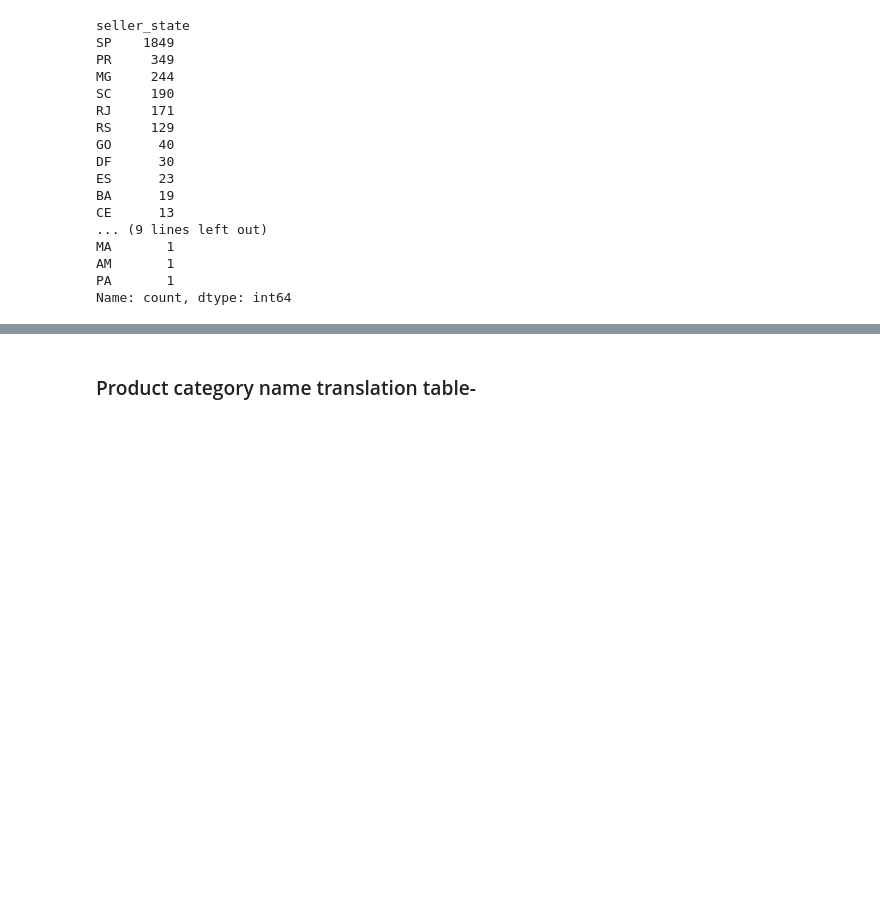
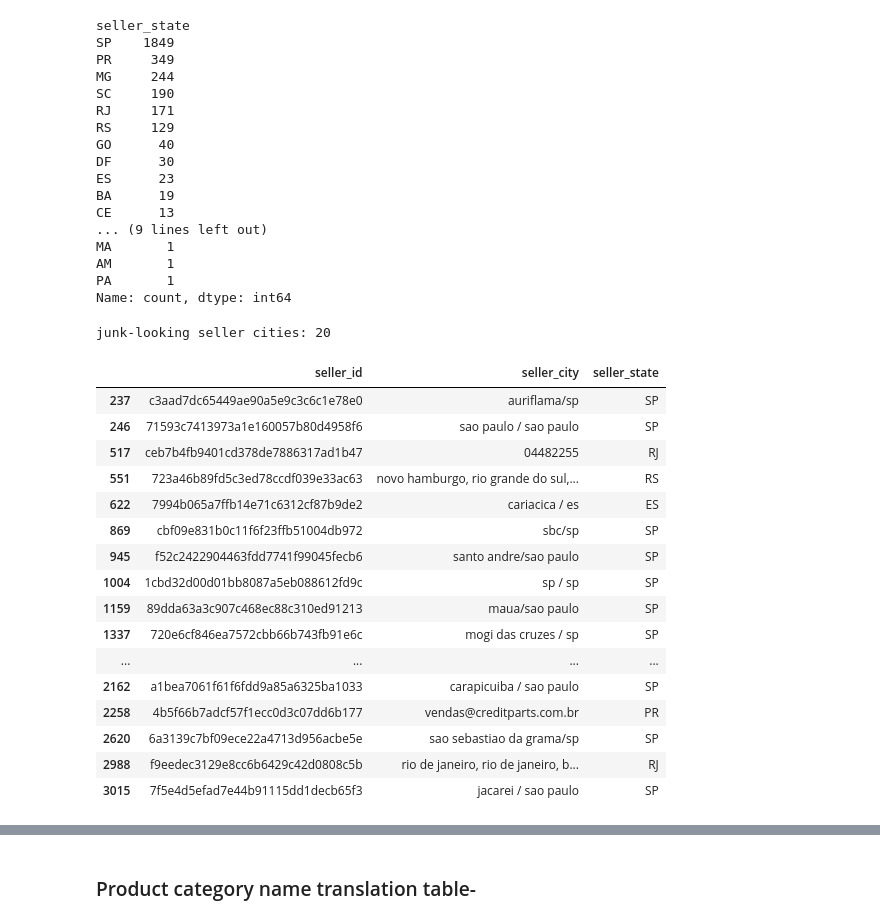
Before and after one commit to JeevikaH22/Olist_E-com_data_analysis, a Jupyter notebook: notebooks/data_cleaning.ipynb, the cells around one changed output, grey strips where cells are left out. Saved outputs shown, nothing was run; the diff lists cells and outputs as text; code cells hidden in the pictures; blank space fills up the shorter version.

```diff
--- a/notebooks/data_cleaning.ipynb
+++ b/notebooks/data_cleaning.ipynb
@@ -226,0 +184,21 @@ geoloc.drop(columns=['city_normalized'], inplace=True)
+# %%
+# drop helper columns left over from the outlier checks
+geoloc = geoloc.drop(columns=["s_lat","s_lng","dist_state_km","limit",
+                              "dist_zip_km","city_clean","geolocation_lat","geolocation_lng"],
+                     errors="ignore")
+
+# one row per zip prefix: most common city and state
+geo_zip = (geoloc.groupby("geolocation_zip_code_prefix")
+           .agg(geolocation_city=("geolocation_city", lambda s: s.mode().iloc[0]),
+                geolocation_state=("geolocation_state", lambda s: s.mode().iloc[0]))
+           .reset_index())
+
+for df, col in [(geo_zip,"geolocation_zip_code_prefix"),
+                (customers,"customer_zip_code_prefix"),
+                (seller,"seller_zip_code_prefix")]:
+    df[col] = df[col].astype(str).str.zfill(5)
+
+assert geo_zip["geolocation_zip_code_prefix"].is_unique
+print("zip rows:", len(geo_zip))
+print("customers with no zip match:",
+      (~customers["customer_zip_code_prefix"].isin(geo_zip["geolocation_zip_code_prefix"])).sum())
@@ -759,3 +742,35 @@ MA       1
 AM       1
 PA       1
 Name: count, dtype: int64
+# %%
+def clean_text(s):
+    s = remove_accents(str(s).lower().strip())
+    return " ".join(s.split())
+
+for df, city_col, state_col in [(seller,"seller_city","seller_state"),
+                                (customers,"customer_city","customer_state")]:
+    df[city_col] = df[city_col].apply(clean_text)
+    df[state_col] = df[state_col].str.strip().str.upper()
+
+junk = seller[seller["seller_city"].str.contains(r"[\d@/\\,]", regex=True)]
+print("junk-looking seller cities:", len(junk))
+junk[["seller_id","seller_city","seller_state"]]
+# %% [output]
+junk-looking seller cities: 20
+|  | seller_id | seller_city | seller_state |
+| 237 | c3aad7dc65449ae90a5e9c3c6c1e78e0 | auriflama/sp | SP |
+| 246 | 71593c7413973a1e160057b80d4958f6 | sao paulo / sao paulo | SP |
+| 517 | ceb7b4fb9401cd378de7886317ad1b47 | 04482255 | RJ |
+| 551 | 723a46b89fd5c3ed78ccdf039e33ac63 | novo hamburgo, rio grande do sul,... | RS |
+| 622 | 7994b065a7ffb14e71c6312cf87b9de2 | cariacica / es | ES |
+| 869 | cbf09e831b0c11f6f23ffb51004db972 | sbc/sp | SP |
+| 945 | f52c2422904463fdd7741f99045fecb6 | santo andre/sao paulo | SP |
+| 1004 | 1cbd32d00d01bb8087a5eb088612fd9c | sp / sp | SP |
+| 1159 | 89dda63a3c907c468ec88c310ed91213 | maua/sao paulo | SP |
+| 1337 | 720e6cf846ea7572cbb66b743fb91e6c | mogi das cruzes / sp | SP |
+| ... | ... | ... | ... |
+| 2162 | a1bea7061f61f6fdd9a85a6325ba1033 | carapicuiba / sao paulo | SP |
+| 2258 | 4b5f66b7adcf57f1ecc0d3c07dd6b177 | vendas@creditparts.com.br | PR |
+| 2620 | 6a3139c7bf09ece22a4713d956acbe5e | sao sebastiao da grama/sp | SP |
+| 2988 | f9eedec3129e8cc6b6429c42d0808c5b | rio de janeiro, rio de janeiro, b... | RJ |
+| 3015 | 7f5e4d5efad7e44b91115dd1decb65f3 | jacarei / sao paulo | SP |
```
Also changed, not shown: parts of 32 cells of this notebook, 2 other files.
